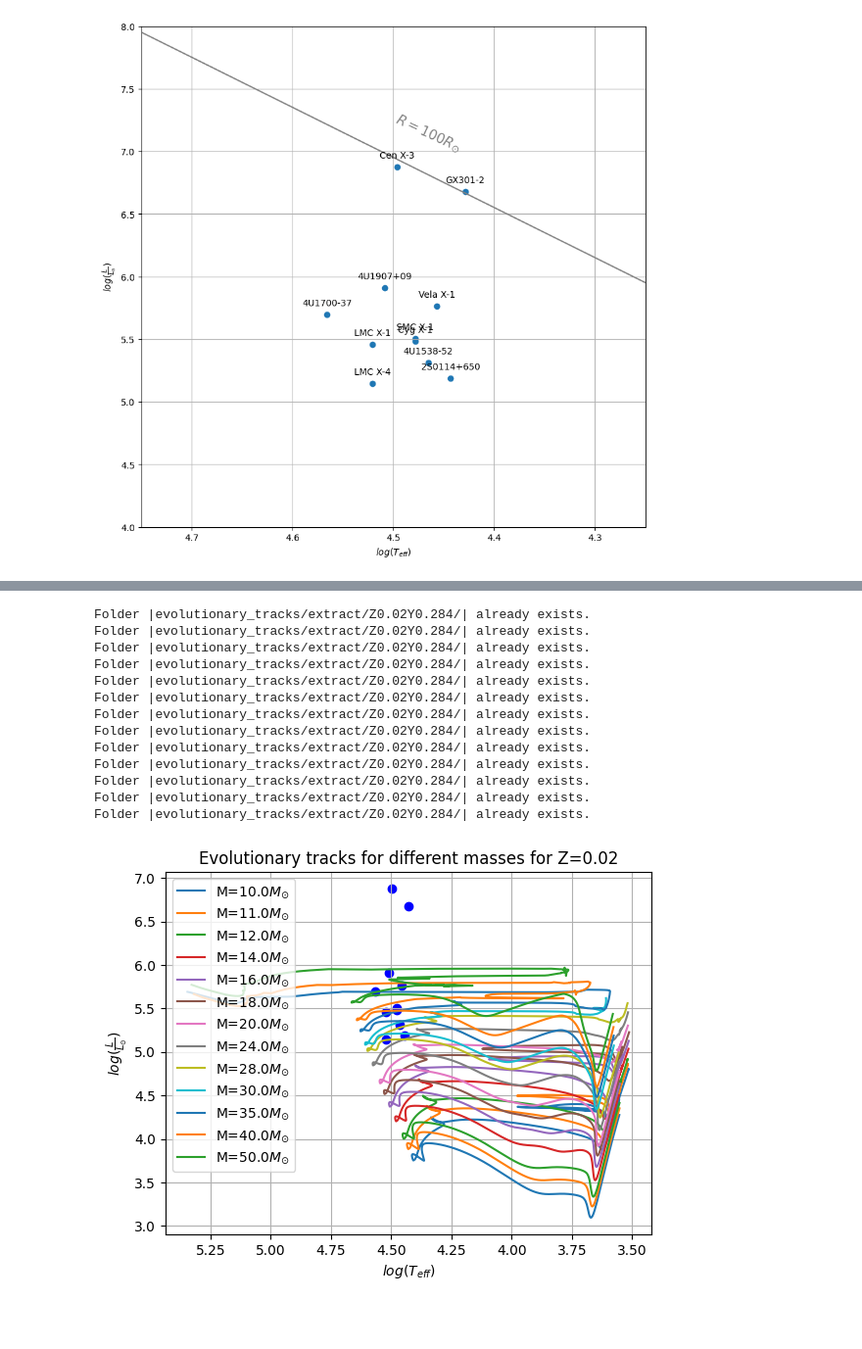
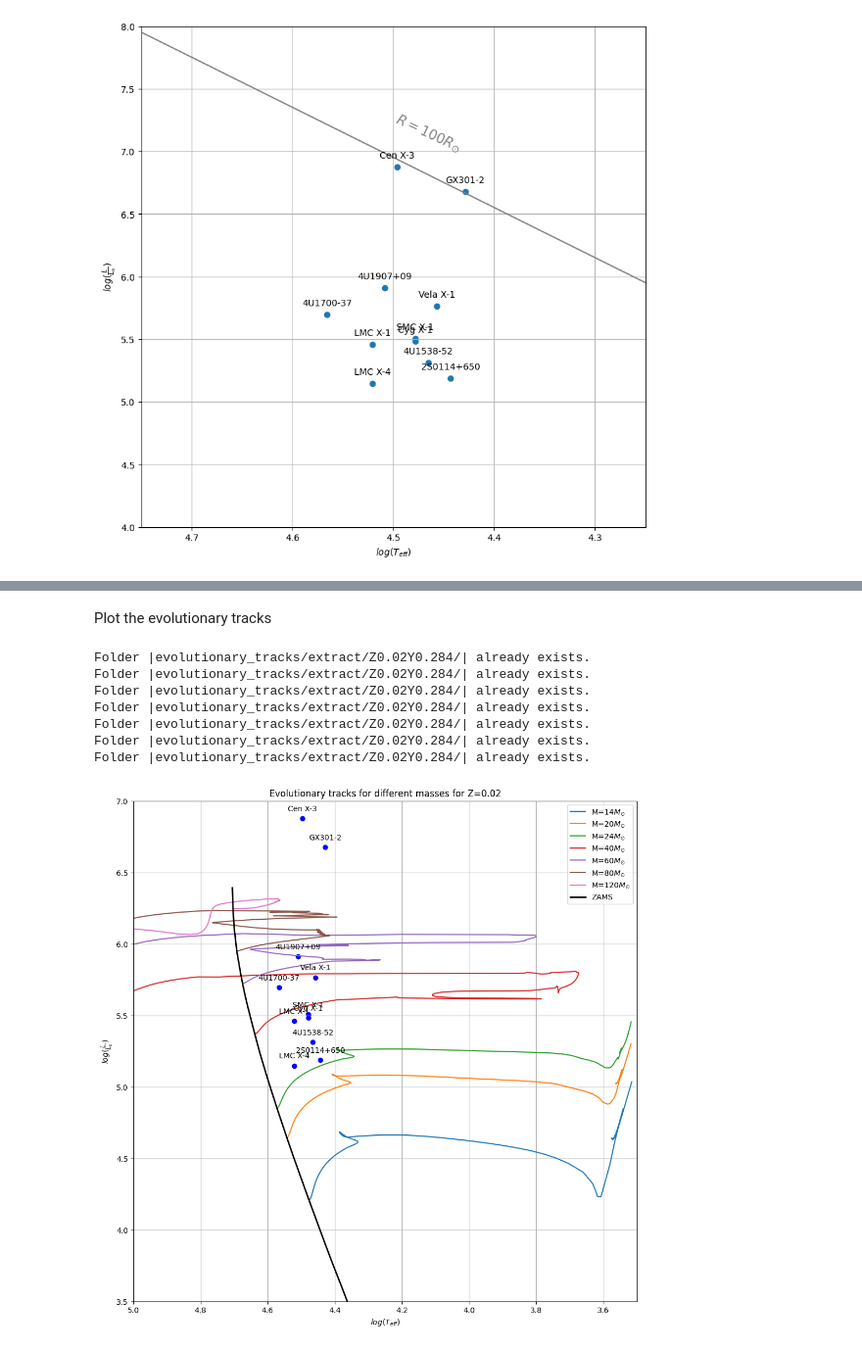
Before and after one commit to LvV210/MasterProject, a Jupyter notebook: luminosity.ipynb, the cells around one changed output, grey strips where cells are left out. Shown at 98% size. Saved outputs shown, nothing was run; the diff lists cells and outputs as text; code cells hidden in the pictures; blank space fills up the shorter version.

```diff
--- a/luminosity.ipynb
+++ b/luminosity.ipynb
@@ -261,0 +262,10 @@ Determine mass based on HRD evolutionary tracks
+# %%
+# Set the metallicity value
+ZY_values = [(0.02, 0.284), (0.03, 0.302), (0.04, 0.321)]
+Z = ZY_values[0][0]
+Y = ZY_values[0][1]
+
+# Set the masses for which the evolutionary tracks will be drawn
+M_values = [10, 11, 12, 14, 16, 18, 20, 24, 28, 30, 35, 40, 50]
+M_values = [14, 20, 24, 40, 60, 80, 120]
+M_values = ['{:07.3f}'.format(m) for m in M_values]
@@ -261,0 +274,2 @@ Determine mass based on HRD evolutionary tracks
+# %%
+L_ZAMS, T_ZAMS = ZAMS(Z=Z, Y=Y)
@@ -262,39 +294,39 @@ Determine mass based on HRD evolutionary tracks
+# %% [markdown]
+Plot the evolutionary tracks
 # %%
-ZY_values = [(0.02, 0.284), (0.03, 0.302), (0.04, 0.321)]
-M_values = [10, 11, 12, 14, 16, 18, 20, 24, 28, 30, 35, 40, 50]
-M_values = ['{:07.3f}'.format(m) for m in M_values]
-
+plt.figure(figsize=(12,12))
 for M in M_values:
     df = evolutionary_track(Z=ZY_values[0][0], Y=ZY_values[0][1], M=M)
 
-    logL = df["LOG_L"].tolist()
-    logT = df["LOG_TE"].tolist()
+    ZAMS_index = find_ZAMS_index(df['H_CEN'].tolist())
+    logL = df["LOG_L"].tolist()[ZAMS_index:]
+    logT = df["LOG_TE"].tolist()[ZAMS_index:]
 
     logL = [float(x) for x in logL]
     logT = [float(x) for x in logT]
 
-    plt.plot(logT, logL, label=(f'M={float(M)}'+r'$M_{\odot}$'))
+    plt.plot(logT, logL, label=(f'M={int(float(M))}'+r'$M_{\odot}$'))
 
+for i, label in enumerate(df_L["id"].tolist()):
+    plt.annotate(label, (df_L["logTeff"].tolist()[i], df_L["logL_true/L_sun"].tolist()[i]), textcoords="offset points", xytext=(0,10), ha='center')
+
+plt.plot(T_ZAMS, L_ZAMS, label='ZAMS', color='black', linewidth=2)
 plt.scatter(df_L['logTeff'], df_L['logL_true/L_sun'], color='blue')
 plt.title(f'Evolutionary tracks for different masses for Z={ZY_values[0][0]}')
 plt.xlabel(r"$log(T_{eff})$")
 plt.ylabel(r"$log(\frac{L}{L_{\odot}})$")
+plt.ylim(3.5, 7)
+plt.xlim(3.5, 5)
 plt.grid(True)
 plt.gca().invert_xaxis()
 plt.legend()
 plt.show()
 # %% [output]
 Folder |evolutionary_tracks/extract/Z0.02Y0.284/| already exists.
 Folder |evolutionary_tracks/extract/Z0.02Y0.284/| already exists.
 Folder |evolutionary_tracks/extract/Z0.02Y0.284/| already exists.
 Folder |evolutionary_tracks/extract/Z0.02Y0.284/| already exists.
 Folder |evolutionary_tracks/extract/Z0.02Y0.284/| already exists.
 Folder |evolutionary_tracks/extract/Z0.02Y0.284/| already exists.
 Folder |evolutionary_tracks/extract/Z0.02Y0.284/| already exists.
-Folder |evolutionary_tracks/extract/Z0.02Y0.284/| already exists.
-Folder |evolutionary_tracks/extract/Z0.02Y0.284/| already exists.
-Folder |evolutionary_tracks/extract/Z0.02Y0.284/| already exists.
-Folder |evolutionary_tracks/extract/Z0.02Y0.284/| already exists.
-Folder |evolutionary_tracks/extract/Z0.02Y0.284/| already exists.
-Folder |evolutionary_tracks/extract/Z0.02Y0.284/| already exists.
-[figure, old version]
+[figure, new version]
```
Also changed, not shown: parts of 4 cells of this notebook, 2 other files.
